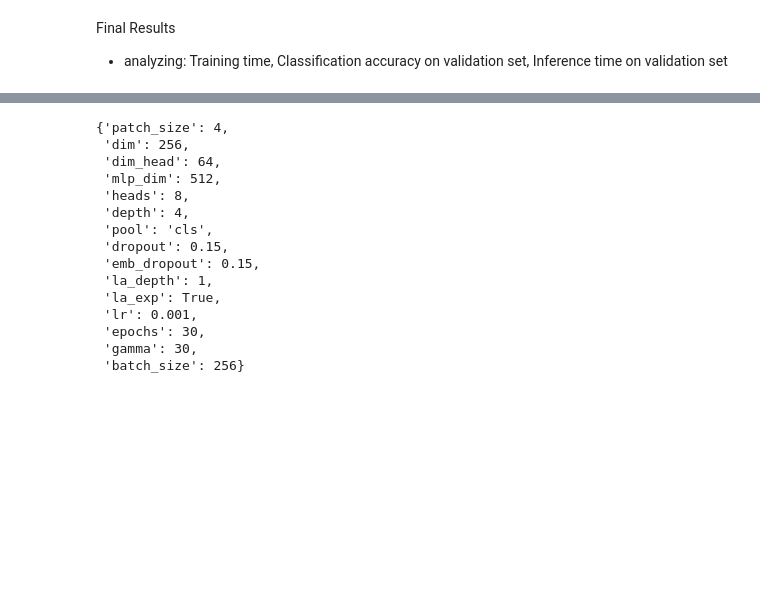
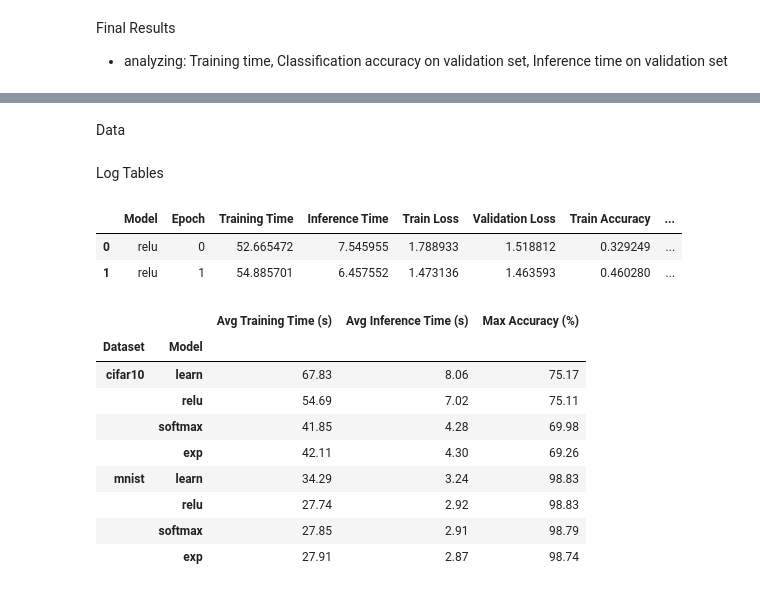
Before and after one commit to ostapenkovs/ieor-4540-transformers, a Jupyter notebook: notebooks/results.ipynb, the cells around one changed output, grey strips where cells are left out. Saved outputs shown, nothing was run; the diff lists cells and outputs as text; code cells hidden in the pictures; blank space fills up the shorter version.

```diff
--- a/notebooks/results.ipynb
+++ b/notebooks/results.ipynb
@@ -9 +201,3 @@ data_dir = '../data'
+# %% [markdown]
+Data
 # %%
@@ -19,18 +212,23 @@ with open(f'{data_dir}/params.json') as f:
-# %%
-my_params
-# %% [output]
-{'patch_size': 4,
- 'dim': 256,
- 'dim_head': 64,
- 'mlp_dim': 512,
- 'heads': 8,
- 'depth': 4,
- 'pool': 'cls',
- 'dropout': 0.15,
- 'emb_dropout': 0.15,
- 'la_depth': 1,
- 'la_exp': True,
- 'lr': 0.001,
- 'epochs': 30,
- 'gamma': 30,
- 'batch_size': 256}
+# %% [markdown]
+Log Tables
+# %%
+combined_df = combine_logs(log_dir=log_dir)
+combined_df.head(2)
+# %% [output]
+|  | Model | Epoch | Training Time | Inference Time | Train Loss | Validation Loss | Train Accuracy | ... |
+| 0 | relu | 0 | 52.665472 | 7.545955 | 1.788933 | 1.518812 | 0.329249 | ... |
+| 1 | relu | 1 | 54.885701 | 6.457552 | 1.473136 | 1.463593 | 0.460280 | ... |
+# %%
+summary_df = summarize_logs(df=combined_df)
+summary_df
+# %% [output]
+|  |  | Avg Training Time (s) | Avg Inference Time (s) | Max Accuracy (%) |
+| Dataset | Model |  |  |  |
+| cifar10 | learn | 67.83 | 8.06 | 75.17 |
+|  | relu | 54.69 | 7.02 | 75.11 |
+|  | softmax | 41.85 | 4.28 | 69.98 |
+|  | exp | 42.11 | 4.30 | 69.26 |
+| mnist | learn | 34.29 | 3.24 | 98.83 |
+|  | relu | 27.74 | 2.92 | 98.83 |
+|  | softmax | 27.85 | 2.91 | 98.79 |
+|  | exp | 27.91 | 2.87 | 98.74 |
```
Also changed, not shown: parts of 19 cells of this notebook.
